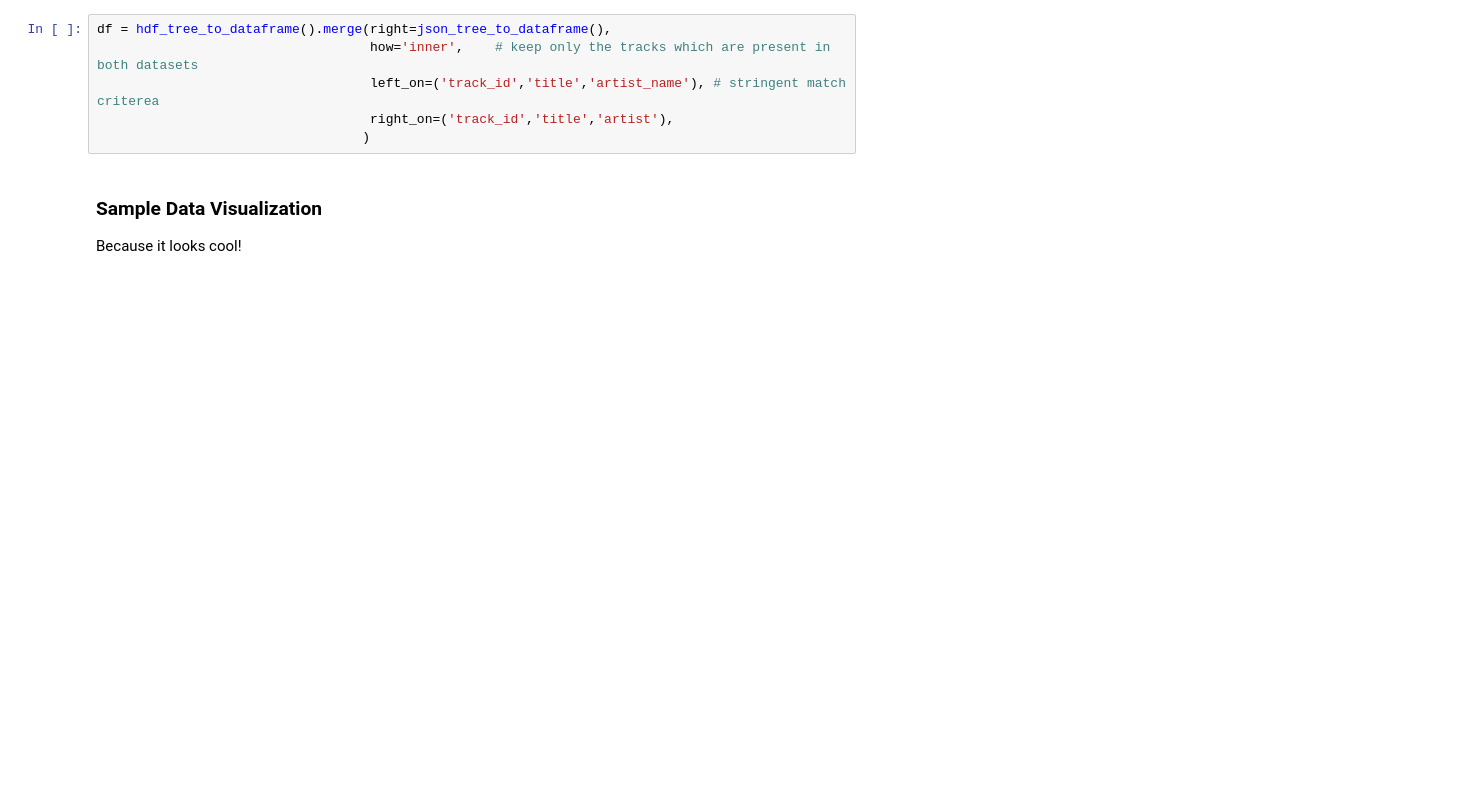
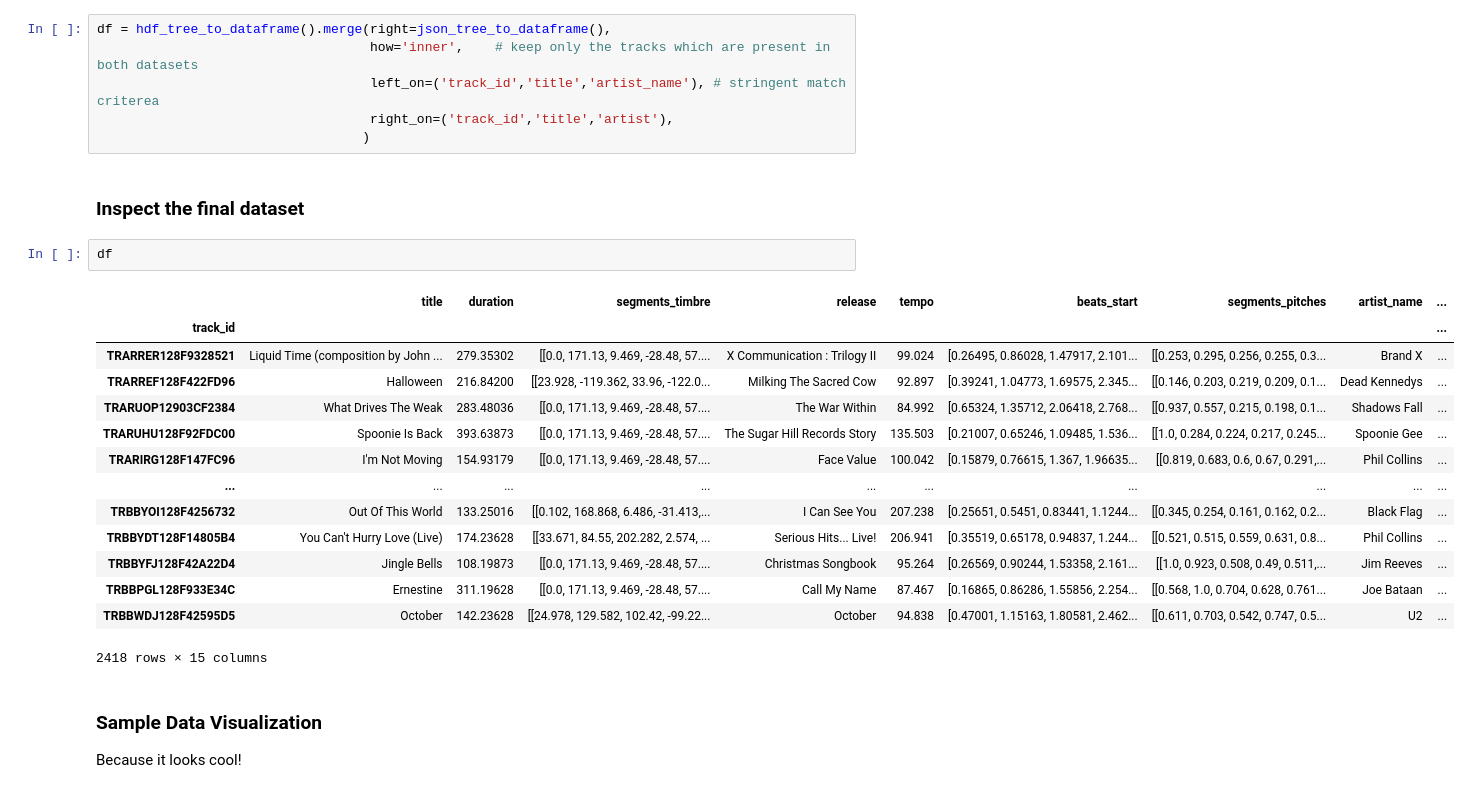
Before and after one commit to tima0476/final_timothy_mason_csci5922_s20, a Jupyter notebook: final_timothy_mason_csci5922_s20.ipynb, the cells around one changed output. Drawn from its saved outputs; the diff is of its cells as text; blank space fills up the shorter version.

```diff
--- a/final_timothy_mason_csci5922_s20.ipynb
+++ b/final_timothy_mason_csci5922_s20.ipynb
@@ -121,6 +153,25 @@ df = hdf_tree_to_dataframe().merge(right=json_tree_to_dataframe(),
                                    left_on=('track_id','title','artist_name'), # stringent match criterea
                                    right_on=('track_id','title','artist'),
                                   )
+# %% [markdown]
+### Inspect the final dataset
+# %%
+df
+# %% [output]
+|  | title | duration | segments_timbre | release | tempo | beats_start | segments_pitches | artist_name | ... |
+| track_id |  |  |  |  |  |  |  |  | ... |
+| TRARRER128F9328521 | Liquid Time (composition by John ... | 279.35302 | [[0.0, 171.13, 9.469, -28.48, 57.... | X Communication : Trilogy II | 99.024 | [0.26495, 0.86028, 1.47917, 2.101... | [[0.253, 0.295, 0.256, 0.255, 0.3... | Brand X | ... |
+| TRARREF128F422FD96 | Halloween | 216.84200 | [[23.928, -119.362, 33.96, -122.0... | Milking The Sacred Cow | 92.897 | [0.39241, 1.04773, 1.69575, 2.345... | [[0.146, 0.203, 0.219, 0.209, 0.1... | Dead Kennedys | ... |
+| TRARUOP12903CF2384 | What Drives The Weak | 283.48036 | [[0.0, 171.13, 9.469, -28.48, 57.... | The War Within | 84.992 | [0.65324, 1.35712, 2.06418, 2.768... | [[0.937, 0.557, 0.215, 0.198, 0.1... | Shadows Fall | ... |
+| TRARUHU128F92FDC00 | Spoonie Is Back | 393.63873 | [[0.0, 171.13, 9.469, -28.48, 57.... | The Sugar Hill Records Story | 135.503 | [0.21007, 0.65246, 1.09485, 1.536... | [[1.0, 0.284, 0.224, 0.217, 0.245... | Spoonie Gee | ... |
+| TRARIRG128F147FC96 | I'm Not Moving | 154.93179 | [[0.0, 171.13, 9.469, -28.48, 57.... | Face Value | 100.042 | [0.15879, 0.76615, 1.367, 1.96635... | [[0.819, 0.683, 0.6, 0.67, 0.291,... | Phil Collins | ... |
+| ... | ... | ... | ... | ... | ... | ... | ... | ... | ... |
+| TRBBYOI128F4256732 | Out Of This World | 133.25016 | [[0.102, 168.868, 6.486, -31.413,... | I Can See You | 207.238 | [0.25651, 0.5451, 0.83441, 1.1244... | [[0.345, 0.254, 0.161, 0.162, 0.2... | Black Flag | ... |
+| TRBBYDT128F14805B4 | You Can't Hurry Love (Live) | 174.23628 | [[33.671, 84.55, 202.282, 2.574, ... | Serious Hits... Live! | 206.941 | [0.35519, 0.65178, 0.94837, 1.244... | [[0.521, 0.515, 0.559, 0.631, 0.8... | Phil Collins | ... |
+| TRBBYFJ128F42A22D4 | Jingle Bells | 108.19873 | [[0.0, 171.13, 9.469, -28.48, 57.... | Christmas Songbook | 95.264 | [0.26569, 0.90244, 1.53358, 2.161... | [[1.0, 0.923, 0.508, 0.49, 0.511,... | Jim Reeves | ... |
+| TRBBPGL128F933E34C | Ernestine | 311.19628 | [[0.0, 171.13, 9.469, -28.48, 57.... | Call My Name | 87.467 | [0.16865, 0.86286, 1.55856, 2.254... | [[0.568, 1.0, 0.704, 0.628, 0.761... | Joe Bataan | ... |
+| TRBBWDJ128F42595D5 | October | 142.23628 | [[24.978, 129.582, 102.42, -99.22... | October | 94.838 | [0.47001, 1.15163, 1.80581, 2.462... | [[0.611, 0.703, 0.542, 0.747, 0.5... | U2 | ... |
+2418 rows × 15 columns
 # %% [markdown]
 ### Sample Data Visualization
 
```
Also changed, not shown: parts of 5 cells of this notebook, 2 other files.
